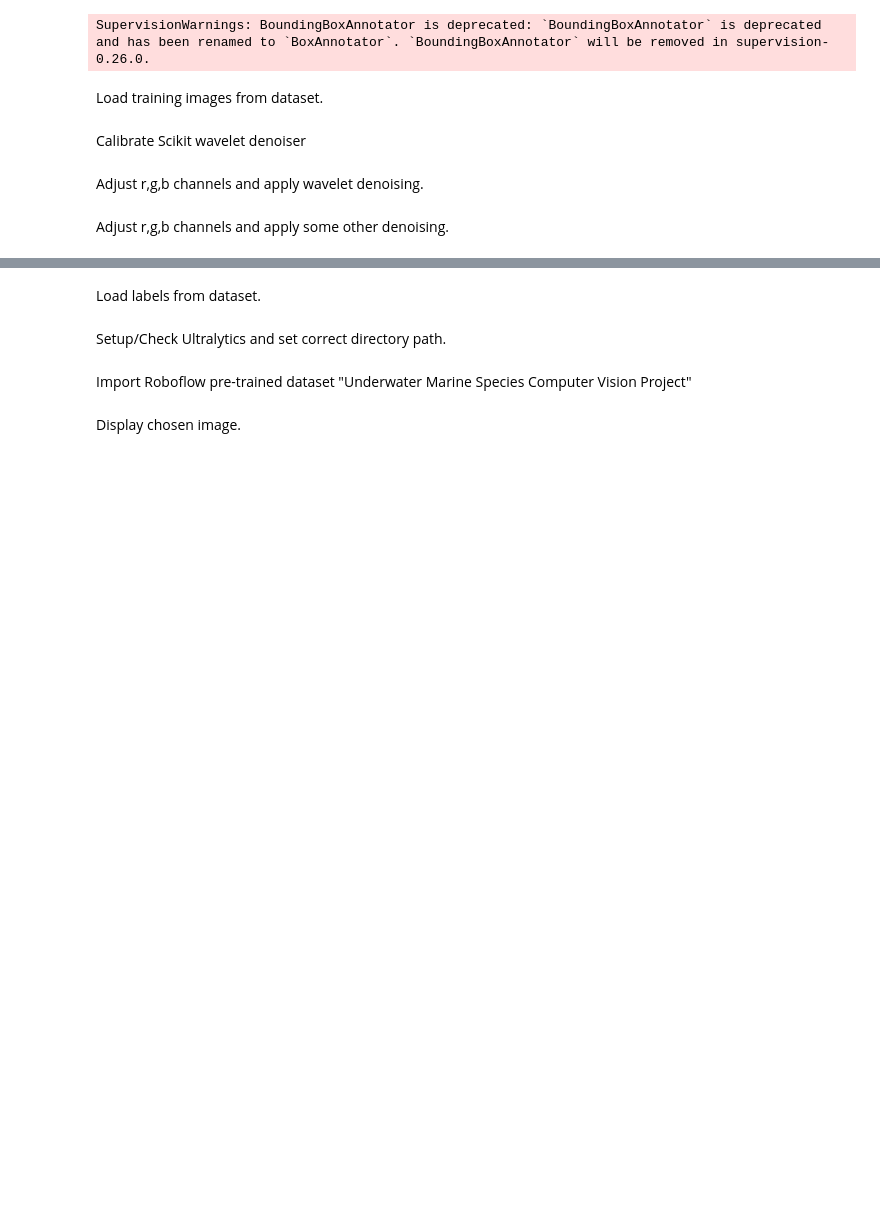
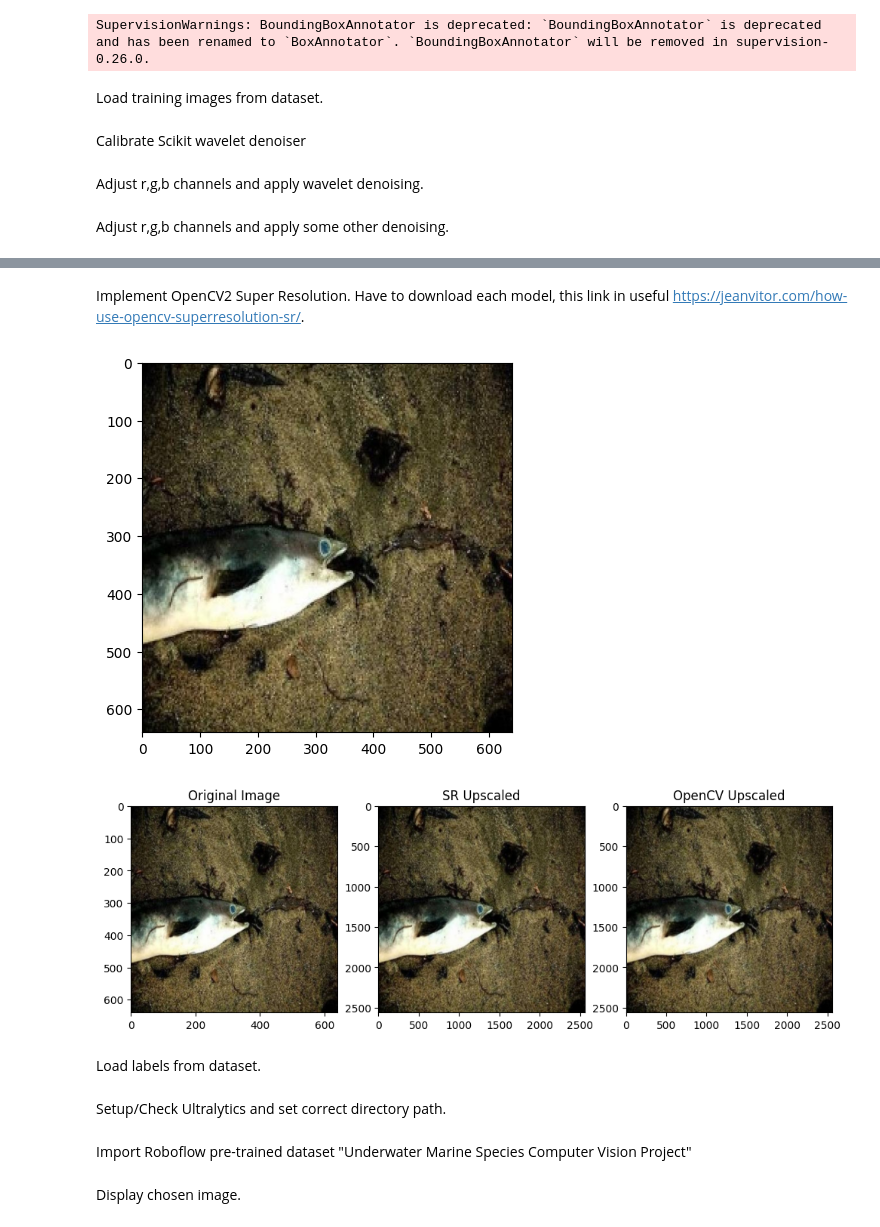
Before and after one commit to L-Needham/SEAING-CLEARLY, a Jupyter notebook: Test_1_Main.ipynb, the cells around one changed output, grey strips where cells are left out. Saved outputs shown, nothing was run; the diff lists cells and outputs as text; code cells hidden in the pictures; blank space fills up the shorter version.

Commit message:
Added OpenCV2 Super Resolution

```diff
--- a/Test_1_Main.ipynb
+++ b/Test_1_Main.ipynb
@@ -139,3 +139,51 @@ plt.show()
+# %% [markdown]
+Implement OpenCV2 Super Resolution. Have to download each model, this link in useful https://jeanvitor.com/how-use-opencv-superresolution-sr/.
+# %%
+import cv2
+import argparse
+import time
+import os
+import matplotlib.pyplot as plt
+
+img = cv2.imread("C:/Users/needh/OneDrive/Documents/Uni/2024/Sem_2_2024/ICT342/SEAING/Training Images/Underwater Marine Species.v6-marinedataset_v5.yolov8/train/images/0XO5VK05V8L8_jpg.rf.feffd9cb51dd4643f3bbf2174b8adb7d.jpg")
+plt.imshow(img[:,:,::-1])
+plt.show()
+
+sr = cv2.dnn_superres.DnnSuperResImpl_create()
+
+path = "FSRCNN_x4.pb" # Replace with name of model to use eg. EDSR_x2.pb, ESPCN_x4.pb
+
+sr.readModel(path)
+
+sr.setModel("fsrcnn",4) # Replace string with name of model eg. edsr, espcn, fsrcnn, lapsrn
+
+start = time.time()
+
+result = sr.upsample(img)
+
+# Resized image
+resized = cv2.resize(img,dsize=None,fx=4,fy=4)
+
+plt.figure(figsize=(12,8))
+plt.subplot(1,3,1)
+
+# Original image
+plt.title("Original Image")
+plt.imshow(img[:,:,::-1])
+plt.subplot(1,3,2)
+
+# SR upscaled
+plt.title("SR Upscaled")
+plt.imshow(result[:,:,::-1])
+plt.subplot(1,3,3)
+
+# OpenCV upscaled
+plt.title("OpenCV Upscaled")
+plt.imshow(resized[:,:,::-1])
+plt.show()
+# %% [output]
+[figure, added]
+[figure, added]
 # %% [markdown]
 Load labels from dataset.
 # %%
```
Also changed, not shown: parts of 2 cells of this notebook, 12 other files.
